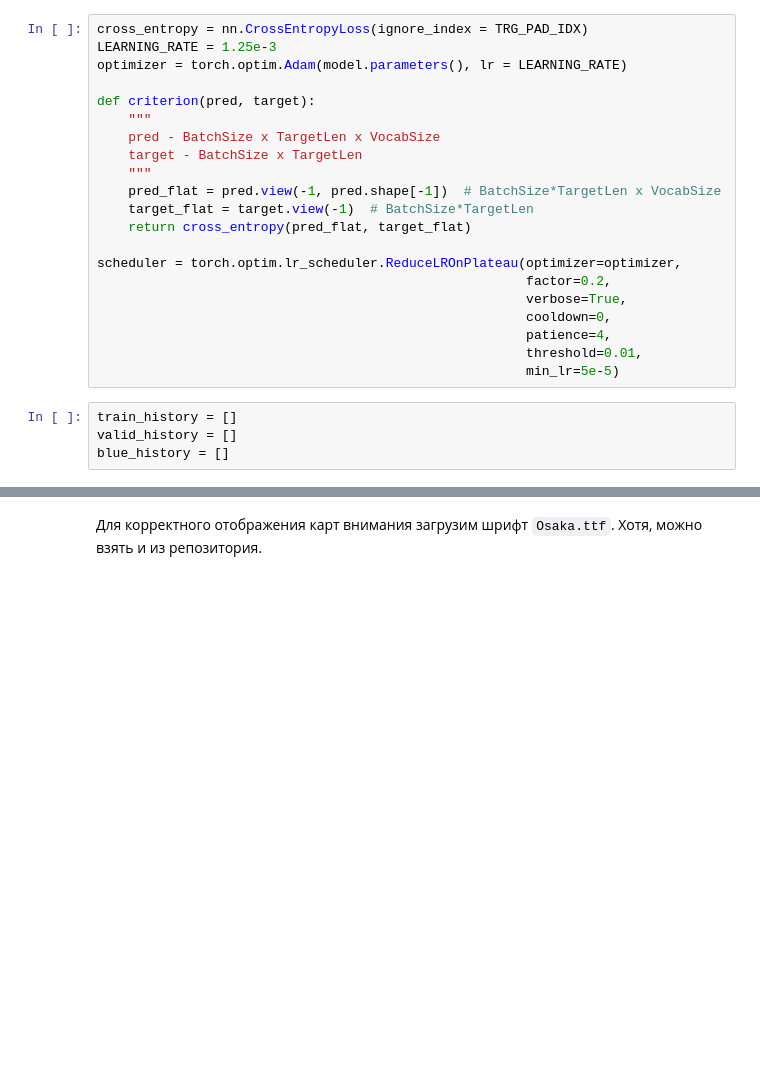
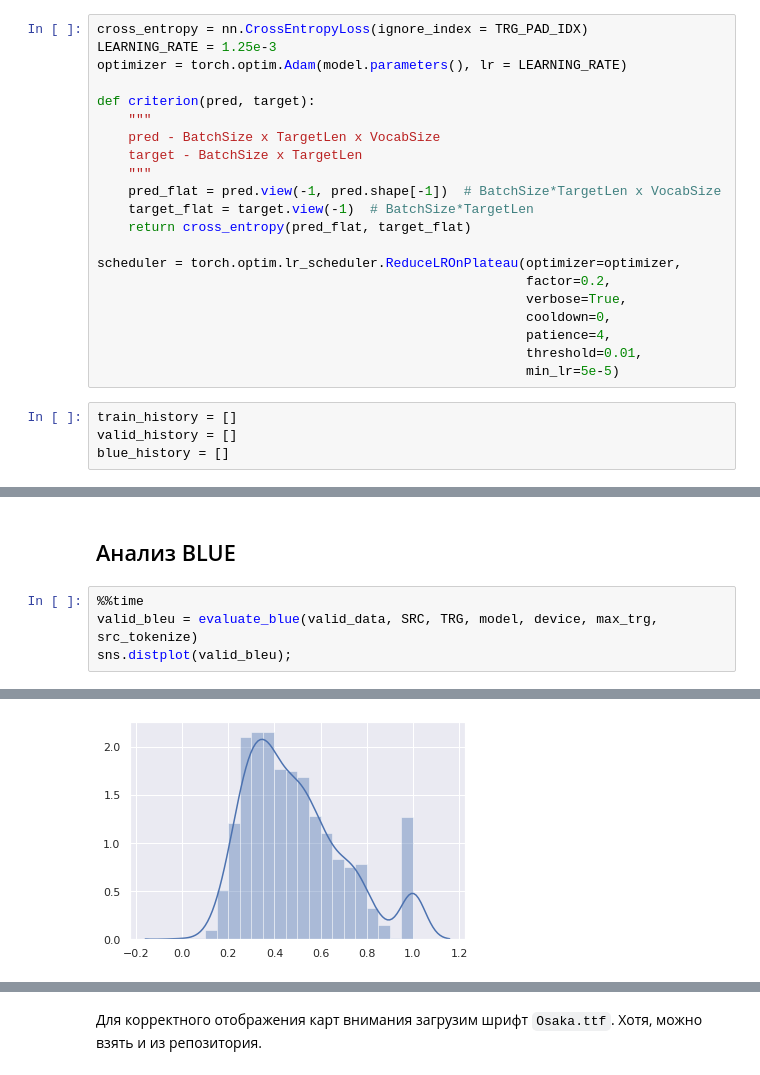
Before and after one commit to schokoro/AttentionNMT, a Jupyter notebook: ir_jap_translate.ipynb, the cells around one changed output, grey strips where cells are left out. Cells and saved outputs as stored; diff of their text form; blank space fills up the shorter version.

```diff
--- a/ir_jap_translate.ipynb
+++ b/ir_jap_translate.ipynb
@@ -441,0 +426,7 @@ print(f'| Test Loss: {test_loss:.3f} | Test PPL: {math.exp(test_loss):7.3f} |')
+# %% [markdown]
+## Анализ BLUE
+# %%
+%%time
+valid_bleu = evaluate_blue(valid_data, SRC, TRG, model, device, max_trg, src_tokenize)
+sns.distplot(valid_bleu);
+# %% [output]
@@ -441,0 +435 @@ print(f'| Test Loss: {test_loss:.3f} | Test PPL: {math.exp(test_loss):7.3f} |')
+[figure, added]
```
Also changed, not shown: parts of 37 cells of this notebook.
